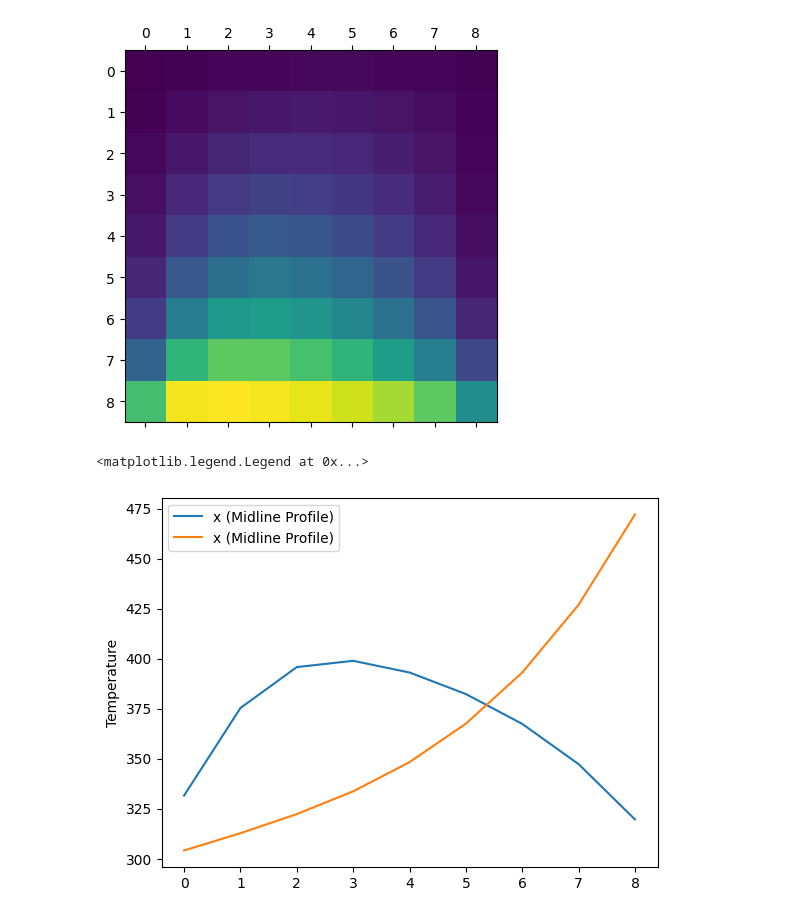
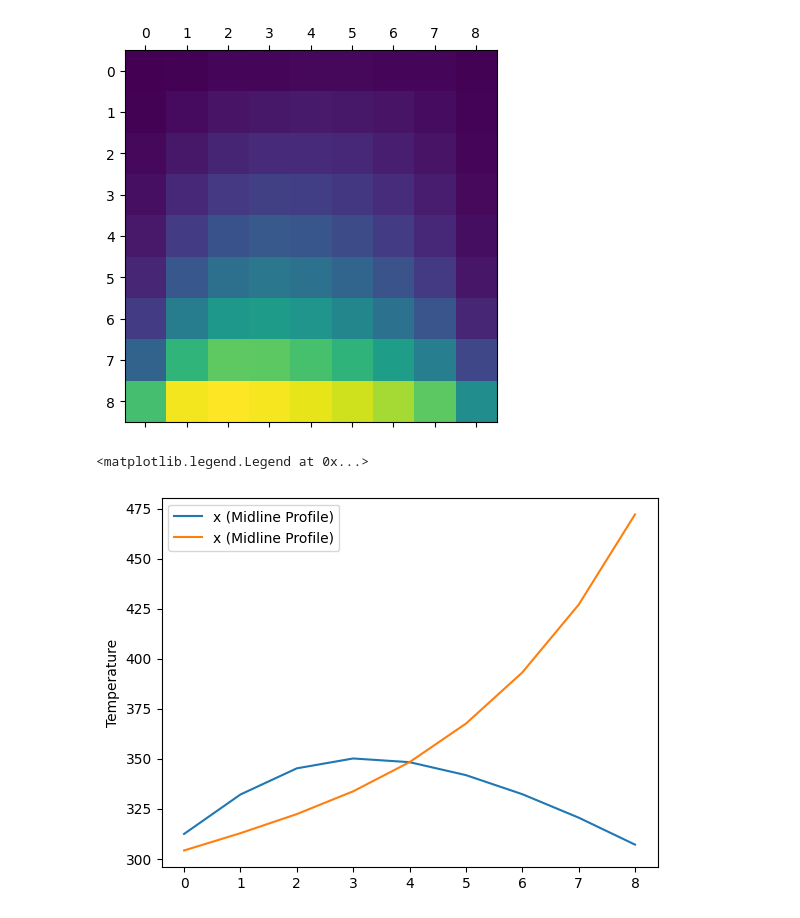
Before and after one commit to aschrdr/non_orthogonal_diffusion, a Jupyter notebook: diffusion_non_orthogonal_corr.ipynb, the cells around one changed output. Saved outputs shown, nothing was run; the diff lists cells and outputs as text; code cells hidden in the pictures.

```diff
--- a/diffusion_non_orthogonal_corr.ipynb
+++ b/diffusion_non_orthogonal_corr.ipynb
@@ -735,14 +716,14 @@ plt.matshow(phi.reshape(((refinement-1),(refinement-1))))
 # %%
 # Temperature Profiles
 
 M = phi.reshape(((refinement - 1),(refinement - 1)))
-x_profile = M[6,:]
+x_profile = M[4,:]
 y_profile = M[:,4]
 fig, ax = plt.subplots()
 ax.plot(x_profile,label='x (Midline Profile)')
 ax.plot(y_profile,label='x (Midline Profile)')
 ax.set_ylabel('Temperature')
 ax.legend()
 # %% [output]
 <matplotlib.legend.Legend at 0x...>
-[figure, old version]
+[figure, new version]
```
Also changed, not shown: parts of 1 cell of this notebook.
